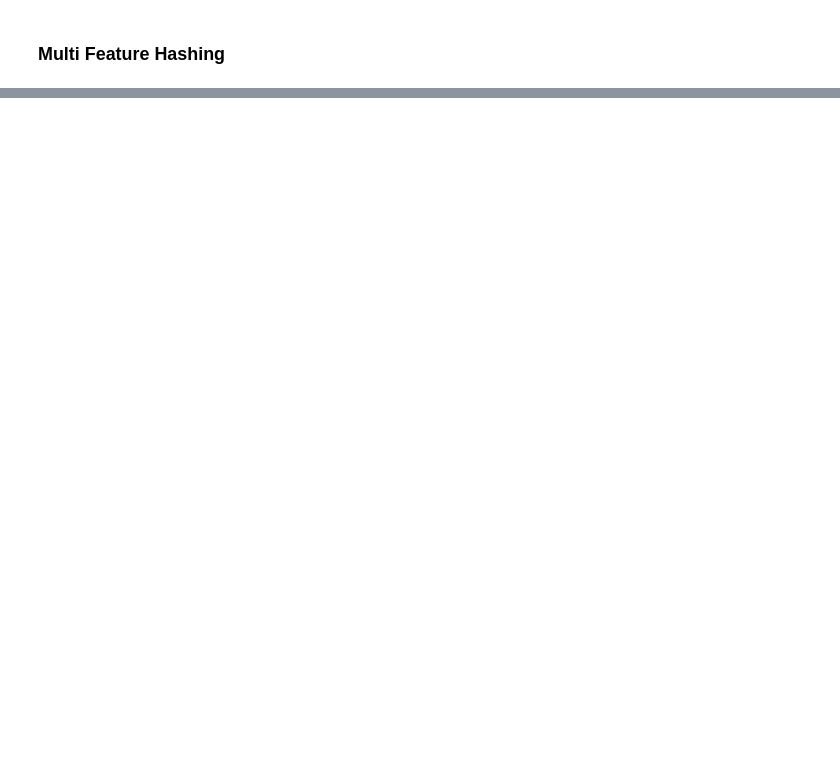
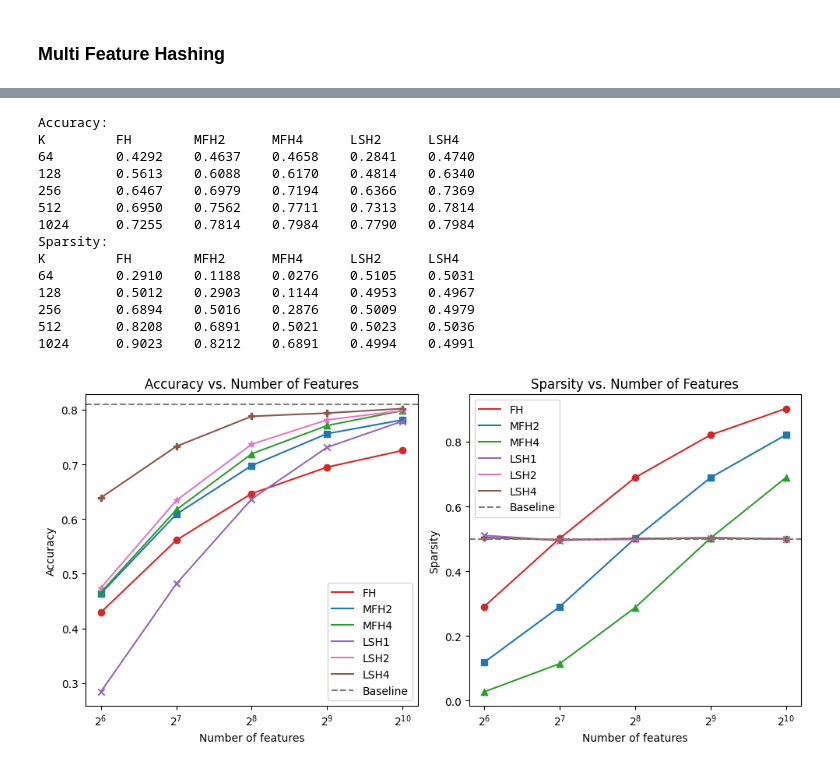
Before and after one commit to Gal-Noy/MSC-Data-Streaming-Algorithms, a Jupyter notebook: FeatureHashing/feature_hashing.ipynb, the cells around one changed output, grey strips where cells are left out. Saved outputs shown, nothing was run; the diff lists cells and outputs as text; code cells hidden in the pictures; blank space fills up the shorter version.

```diff
--- a/FeatureHashing/feature_hashing.ipynb
+++ b/FeatureHashing/feature_hashing.ipynb
@@ -642,0 +276,14 @@ K\C     FH      MFH2    MFH4    CCFH
+# %%
+lsh_scores = []
+lsh_sparsities = []
+for n_hashes in [1] + C_VALS:
+    scores = []
+    sparsities = []
+    for n_features in K_VALS:
+        lsh = RandomProjectionLSH(n_features, n_hashes)
+        print(f'Evaluating {n_features} features with {n_hashes} hashes')
+        score, sparsity = train_and_evaluate_model(X_bow, y, model=lsh)
+        scores.append(score)
+        sparsities.append(sparsity)
+    lsh_scores.append(scores)
+    lsh_sparsities.append(sparsities)
@@ -642,0 +306,66 @@ K\C     FH      MFH2    MFH4    CCFH
+# %%
+markers = ['o', 's', '^', 'D', 'x', '*', 'P']
+colors = ['tab:red', 'tab:blue', 'tab:green', 'tab:orange', 'tab:purple', 'tab:pink', 'tab:brown']
+
+fig, (ax1, ax2) = plt.subplots(1, 2, figsize=(10, 5))
+
+# Plot for Accuracy
+ax1.set_title('Accuracy vs. Number of Features')
+ax1.set_xlabel('Number of features')
+ax1.set_ylabel('Accuracy')
+ax1.plot(K_VALS, fh_scores, label='FH', color=colors[0])
+ax1.scatter(K_VALS, fh_scores, color=colors[0], marker=markers[0])
+for i, n_hashes in enumerate(C_VALS):
+    ax1.plot(K_VALS, mfh_scores[i], label=f'MFH{n_hashes}', color=colors[i+1])
+    ax1.scatter(K_VALS, mfh_scores[i], color=colors[i+1], marker=markers[i+1])
+for i, n_hashes in enumerate([1] + C_VALS):
+    ax1.plot(K_VALS, lsh_scores[i], label=f'LSH{n_hashes}', color=colors[i+2+len(C_VALS)])
+    ax1.scatter(K_VALS, lsh_scores[i], color=colors[i+2+len(C_VALS)], marker=markers[i+2+len(C_VALS)])
+ax1.axhline(y=baseline_score, color='gray', linestyle='--', label='Baseline')
+ax1.set_xscale('log', base=2)
+ax1.legend()
+
+# Plot for Sparsity
+ax2.set_title('Sparsity vs. Number of Features')
+ax2.set_xlabel('Number of features')
+ax2.set_ylabel('Sparsity')
+ax2.plot(K_VALS, fh_sparsities, label='FH', color=colors[0])
+ax2.scatter(K_VALS, fh_sparsities, color=colors[0], marker=markers[0])
+for i, n_hashes in enumerate(C_VALS):
+    ax2.plot(K_VALS, mfh_sparsities[i], label=f'MFH{n_hashes}', color=colors[i+1])
+    ax2.scatter(K_VALS, mfh_sparsities[i], color=colors[i+1], marker=markers[i+1])
+for i, n_hashes in enumerate([1] + C_VALS):
+    ax2.plot(K_VALS, lsh_sparsities[i], label=f'LSH{n_hashes}', color=colors[i+2+len(C_VALS)])
+    ax2.scatter(K_VALS, lsh_sparsities[i], color=colors[i+2+len(C_VALS)], marker=markers[i+2+len(C_VALS)])
+ax2.axhline(y=sparsity, color='gray', linestyle='--', label='Baseline')
+ax2.set_xscale('log', base=2)
+ax2.legend()
+
+print("Accuracy:")
+print(f"{'K':<10}{'FH':<10}{'MFH2':<10}{'MFH4':<10}{'LSH2':<10}{'LSH4':<10}")
+for i, k in enumerate(K_VALS):
+    print(f"{k:<10}{fh_scores[i]:<10.4f}{mfh_scores[0][i]:<10.4f}{mfh_scores[1][i]:<10.4f}{lsh_scores[0][i]:<10.4f}{lsh_scores[1][i]:<10.4f}")
+
+print("Sparsity:")
+print(f"{'K':<10}{'FH':<10}{'MFH2':<10}{'MFH4':<10}{'LSH2':<10}{'LSH4':<10}")
+for i, k in enumerate(K_VALS):
+    print(f"{k:<10}{fh_sparsities[i]:<10.4f}{mfh_sparsities[0][i]:<10.4f}{mfh_sparsities[1][i]:<10.4f}{lsh_sparsities[0][i]:<10.4f}{lsh_sparsities[1][i]:<10.4f}")
+
+plt.tight_layout()
+plt.show()
+# %% [output]
+Accuracy:
+K         FH        MFH2      MFH4      LSH2      LSH4
+64        0.4292    0.4637    0.4658    0.2841    0.4740
+128       0.5613    0.6088    0.6170    0.4814    0.6340
+256       0.6467    0.6979    0.7194    0.6366    0.7369
+512       0.6950    0.7562    0.7711    0.7313    0.7814
+1024      0.7255    0.7814    0.7984    0.7790    0.7984
+Sparsity:
+K         FH        MFH2      MFH4      LSH2      LSH4
+64        0.2910    0.1188    0.0276    0.5105    0.5031
+128       0.5012    0.2903    0.1144    0.4953    0.4967
+256       0.6894    0.5016    0.2876    0.5009    0.4979
+512       0.8208    0.6891    0.5021    0.5023    0.5036
+1024      0.9023    0.8212    0.6891    0.4994    0.4991
+[figure, added]
```
Also changed, not shown: parts of 21 cells of this notebook, 1 other file.
